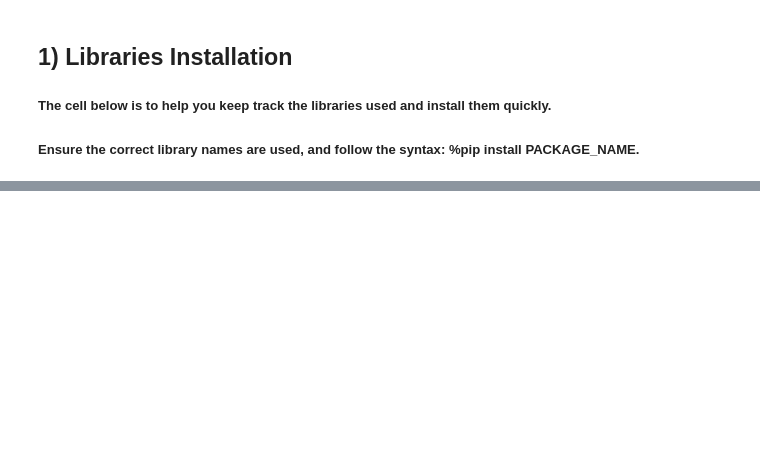
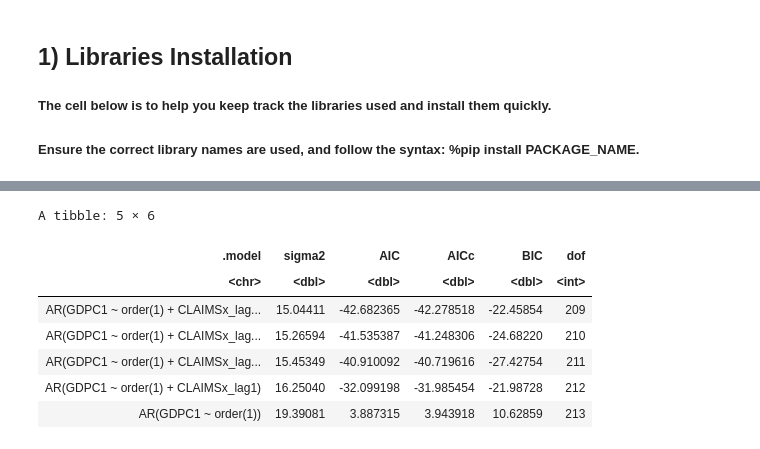
Before and after one commit to jack-gin/databustersteam33, a Jupyter notebook: NUS_DSESC_DATABUSTERS_33.ipynb, the cells around one changed output, grey strips where cells are left out. Saved outputs shown, nothing was run; the diff lists cells and outputs as text; code cells hidden in the pictures; blank space fills up the shorter version.

```diff
--- a/NUS_DSESC_DATABUSTERS_33.ipynb
+++ b/NUS_DSESC_DATABUSTERS_33.ipynb
@@ -149,0 +109,20 @@ AIC = 0.17      AICc = 0.33     BIC = 14.45
+# %%
+### Unemployment claims
+ardl_claims<- transformed[1:215,] %>%
+  model(AR(GDPC1 ~ order(1)),
+        AR(GDPC1 ~ order(1) + CLAIMSx_lag1),
+        AR(GDPC1 ~ order(1) + CLAIMSx_lag1 + CLAIMSx_lag2),
+        AR(GDPC1 ~ order(1) + CLAIMSx_lag1 + CLAIMSx_lag2 + CLAIMSx_lag3),
+        AR(GDPC1 ~ order(1) + CLAIMSx_lag1 + CLAIMSx_lag2 + CLAIMSx_lag3 + CLAIMSx_lag4))
+
+glance(ardl_claims) %>%
+  arrange(AIC)
+# %% [output]
+A tibble: 5 × 6
+| .model | sigma2 | AIC | AICc | BIC | dof |
+| <chr> | <dbl> | <dbl> | <dbl> | <dbl> | <int> |
+| AR(GDPC1 ~ order(1) + CLAIMSx_lag... | 15.04411 | -42.682365 | -42.278518 | -22.45854 | 209 |
+| AR(GDPC1 ~ order(1) + CLAIMSx_lag... | 15.26594 | -41.535387 | -41.248306 | -24.68220 | 210 |
+| AR(GDPC1 ~ order(1) + CLAIMSx_lag... | 15.45349 | -40.910092 | -40.719616 | -27.42754 | 211 |
+| AR(GDPC1 ~ order(1) + CLAIMSx_lag1) | 16.25040 | -32.099198 | -31.985454 | -21.98728 | 212 |
+| AR(GDPC1 ~ order(1)) | 19.39081 | 3.887315 | 3.943918 | 10.62859 | 213 |
```
Also changed, not shown: parts of 17 cells of this notebook.
